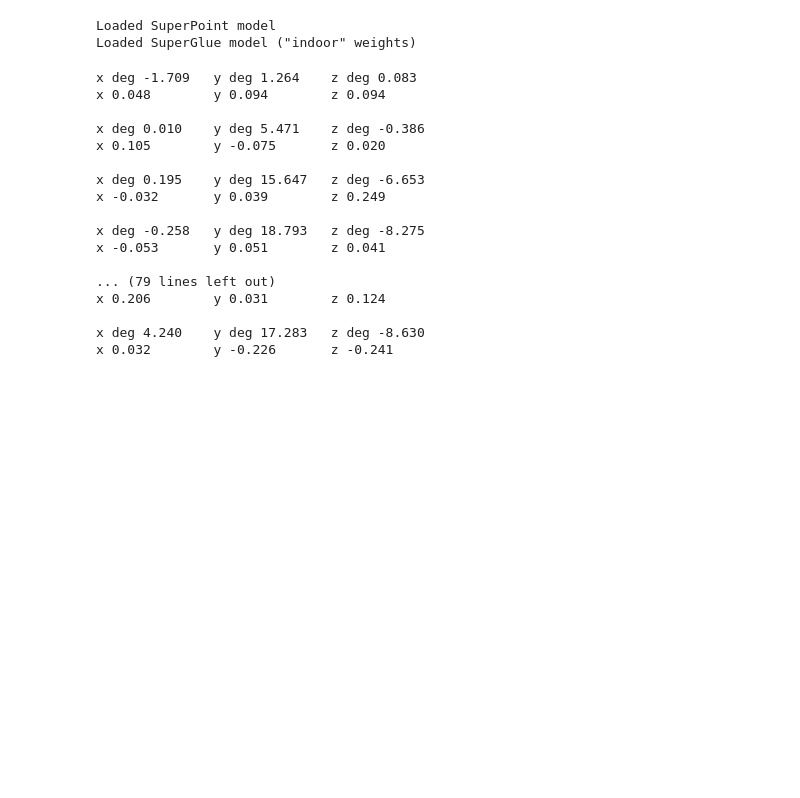
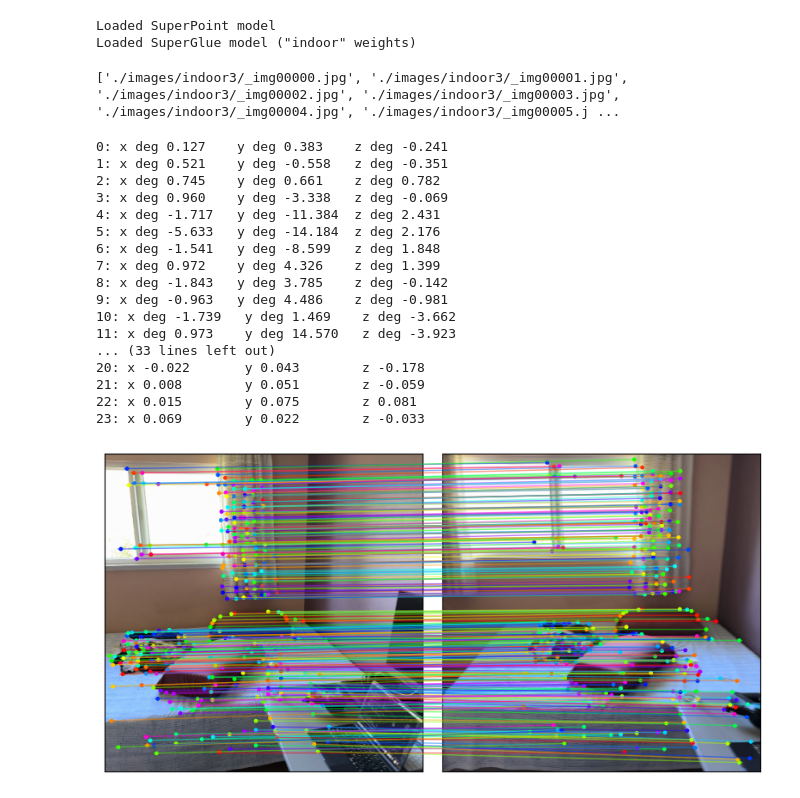
Before and after one commit to piyushmundhra/AutoNeRF, a Jupyter notebook: slam.ipynb, the cells around one changed output. Cells and saved outputs as stored; diff of their text form; code cells hidden in the pictures; blank space fills up the shorter version.

```diff
--- a/slam.ipynb
+++ b/slam.ipynb
@@ -14,10 +14,13 @@ image_prefix = "indoor3"
 # %%
 slam.sample_video(image_prefix)
 # %%
+reload(slam)
 images = slam.get_images(image_prefix)
 match_inputs = [slam.preprocess_image_matcher(x) for x in images]
 depth_inputs = [slam.preprocess_image_depth(x) for x in images]
 depths = [slam.get_depth(image=x, model=model) for x in depth_inputs]
+# %% [output]
+['./images/indoor3/_img00000.jpg', './images/indoor3/_img00001.jpg', './images/indoor3/_img00002.jpg', './images/indoor3/_img00003.jpg', './images/indoor3/_img00004.jpg', './images/indoor3/_img00005.j ...
 # %%
 reload(slam)
 matches = slam.get_matches(inputs=match_inputs, model=matching, num_matches=-1)
@@ -33,34 +31,37 @@ angles = [slam.decompose_rotation_matrix(t[0]) for t in transforms]
 elevation = [a[2] for a in angles]
 azimuth = [a[1] for a in angles]
 
-for a, t in zip(angles, transforms):
+for i, (a, t) in enumerate(zip(angles, transforms)):
     x,y,z = a
-    print("{: <15}".format(f"x deg {x:.3f}") + "{: <15}".format(f"y deg {y:.3f}") + "{: <15}".format(f"z deg {z:.3f}"))
+    print(str(i) + ": {: <15}".format(f"x deg {x:.3f}") + "{: <15}".format(f"y deg {y:.3f}") + "{: <15}".format(f"z deg {z:.3f}"))
 
+print()
+for i, (a, t) in enumerate(zip(angles, transforms)):
     x,y,z = t[1]
-    print("{: <15}".format(f"x {x:.3f}") + "{: <15}".format(f"y {y:.3f}") + "{: <15}".format(f"z {z:.3f}"))
-    print()
+    print(str(i) + ": {: <15}".format(f"x {x:.3f}") + "{: <15}".format(f"y {y:.3f}") + "{: <15}".format(f"z {z:.3f}"))
 # %% [output]
-x deg -1.709   y deg 1.264    z deg 0.083
-x 0.048        y 0.094        z 0.094
-
-x deg 0.010    y deg 5.471    z deg -0.386
-x 0.105        y -0.075       z 0.020
-
-x deg 0.195    y deg 15.647   z deg -6.653
-x -0.032       y 0.039        z 0.249
-
-x deg -0.258   y deg 18.793   z deg -8.275
-x -0.053       y 0.051        z 0.041
-
-... (79 lines left out)
-x 0.206        y 0.031        z 0.124
-
-x deg 4.240    y deg 17.283   z deg -8.630
-x 0.032        y -0.226       z -0.241
+0: x deg 0.127    y deg 0.383    z deg -0.241
+1: x deg 0.521    y deg -0.558   z deg -0.351
+2: x deg 0.745    y deg 0.661    z deg 0.782
+3: x deg 0.960    y deg -3.338   z deg -0.069
+4: x deg -1.717   y deg -11.384  z deg 2.431
+5: x deg -5.633   y deg -14.184  z deg 2.176
+6: x deg -1.541   y deg -8.599   z deg 1.848
+7: x deg 0.972    y deg 4.326    z deg 1.399
+8: x deg -1.843   y deg 3.785    z deg -0.142
+9: x deg -0.963   y deg 4.486    z deg -0.981
+10: x deg -1.739   y deg 1.469    z deg -3.662
+11: x deg 0.973    y deg 14.570   z deg -3.923
+... (33 lines left out)
+20: x -0.022       y 0.043        z -0.178
+21: x 0.008        y 0.051        z -0.059
+22: x 0.015        y 0.075        z 0.081
+23: x 0.069        y 0.022        z -0.033
 # %%
-# idx = 1
-# fig = slam.plot_matches(idx, images, matches)
+idx = 4
+fig = slam.plot_matches(idx, images, matches)
+# %% [output]
+[figure, added]
 # %%
 # fig = create_pcd_fig(idx, depths, images)
 # fig.show()
```
Also changed, not shown: parts of 2 cells of this notebook, 2 other files.
